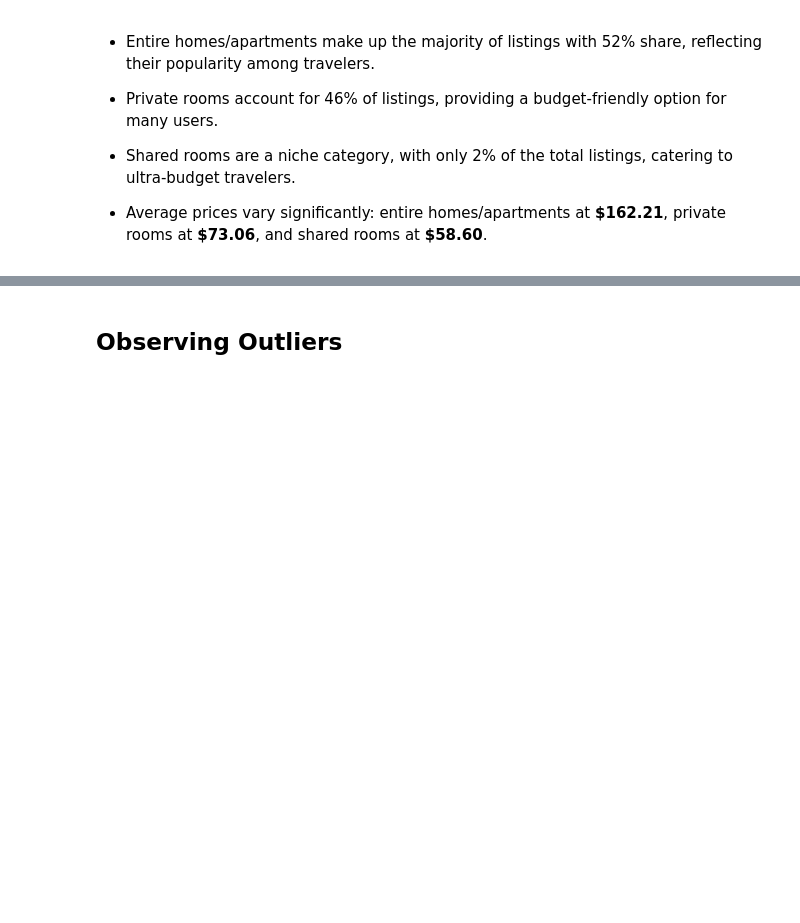
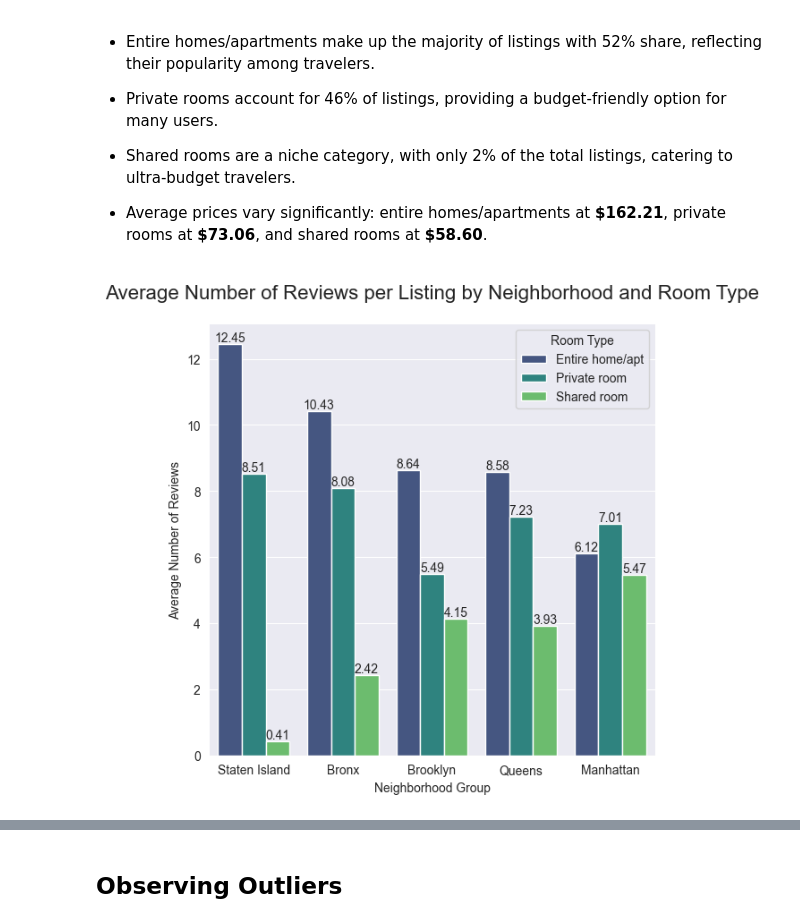
Before and after one commit to pandey-rakshit/Airbnb_nyc_analysis, a Jupyter notebook: Airbnb_analysis.ipynb, the cells around one changed output, grey strips where cells are left out. Saved outputs shown, nothing was run; the diff lists cells and outputs as text; code cells hidden in the pictures; blank space fills up the shorter version.

```diff
--- a/Airbnb_analysis.ipynb
+++ b/Airbnb_analysis.ipynb
@@ -1299,3 +1381,33 @@ plt.show()
 - Shared rooms are a niche category, with only 2% of the total listings, catering to ultra-budget travelers.
 
 - Average prices vary significantly: entire homes/apartments at **\$162.21**, private rooms at **\$73.06**, and shared rooms at **$58.60**.
+# %%
+# Average number of reviews per listings by neighbourhood and room type
+
+# Group by neighborhood and room type and calculate the average number of reviews
+reviews_per_listing = df1.groupby(['neighbourhood_group', 'room_type'])['number_of_reviews'].mean().reset_index()
+
+reviews_per_listing['reviews_count'] = np.expm1(reviews_per_listing['number_of_reviews'])  # Reverse log1p
+# Sort the results for better visualization
+reviews_per_listing = reviews_per_listing.sort_values(by='reviews_count', ascending=False)
+# reviews_per_listing
+# %%
+chart_obj = [{
+
+    'plot_function': plot_functions['bar'],
+    'x': reviews_per_listing['neighbourhood_group'],
+    'y': reviews_per_listing['reviews_count'],
+    'title': 'Average Number of Reviews per Listing by Neighborhood and Room Type',
+    'xlabel': 'Neighborhood Group',
+    'ylabel': 'Average Number of Reviews',
+    'kwargs': {'hue': reviews_per_listing['room_type'], 'palette': 'viridis'}
+
+}]
+
+visualize_chart(chart_obj, nrows=1, ncols=2)
+
+plt.legend(title='Room Type')
+# Display the plot
+plt.show()
+# %% [output]
+[figure, added]
```
Also changed, not shown: parts of 33 cells of this notebook.
